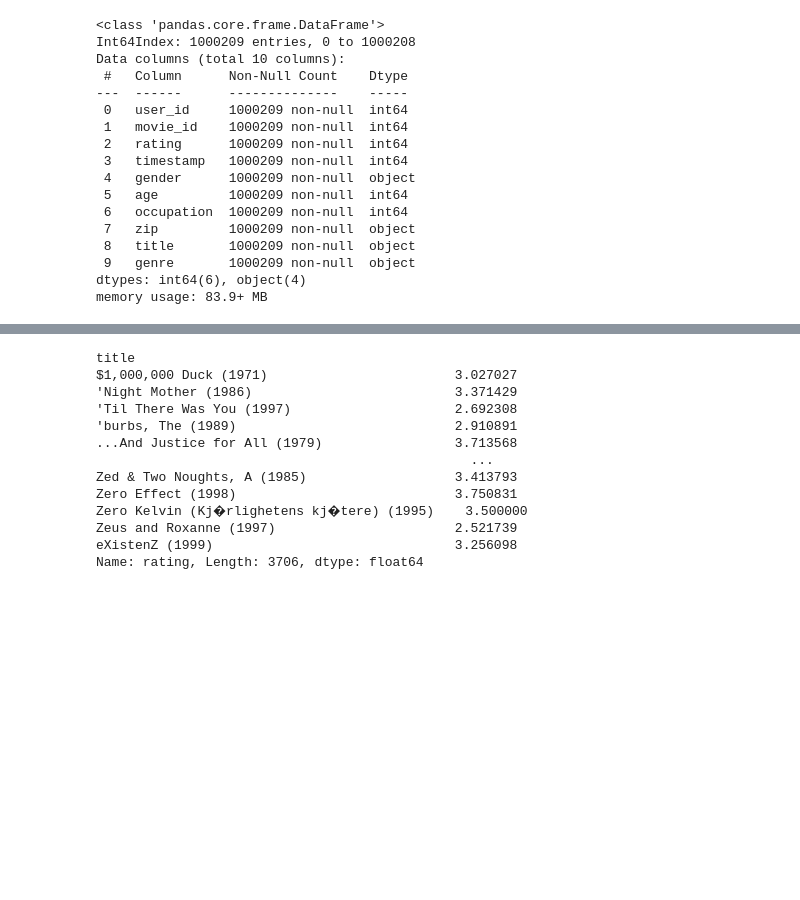
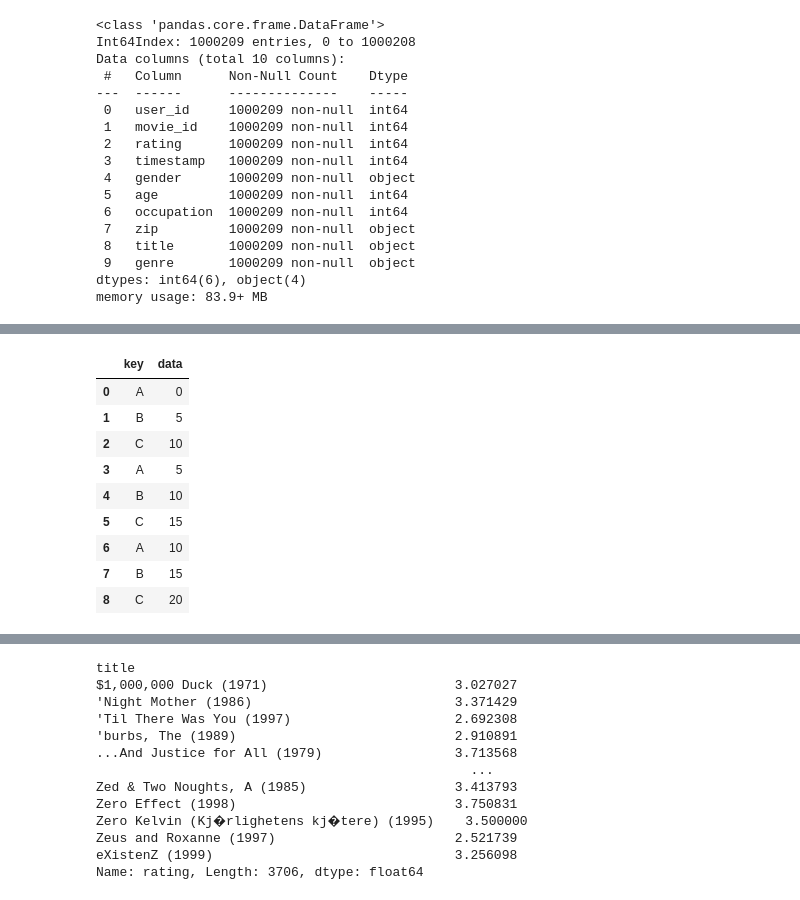
Before and after one commit to mblackstock/ds1-analytics, a Jupyter notebook: 3-movies.ipynb, the cells around one changed output, grey strips where cells are left out. Saved outputs shown, nothing was run; the diff lists cells and outputs as text; code cells hidden in the pictures; blank space fills up the shorter version.

```diff
--- a/3-movies.ipynb
+++ b/3-movies.ipynb
@@ -307,0 +306,15 @@ So, for example, to calculate the average rating of each movie we can do this:
+# %%
+df = pd.DataFrame({"key":['A','B','C','A','B','C','A','B','C',],
+                      "data":[0,5,10,5,10,15,10,15,20]})
+df
+# %% [output]
+|  | key | data |
+| 0 | A | 0 |
+| 1 | B | 5 |
+| 2 | C | 10 |
+| 3 | A | 5 |
+| 4 | B | 10 |
+| 5 | C | 15 |
+| 6 | A | 10 |
+| 7 | B | 15 |
+| 8 | C | 20 |
```
Also changed, not shown: parts of 4 cells of this notebook, 6 other files.
